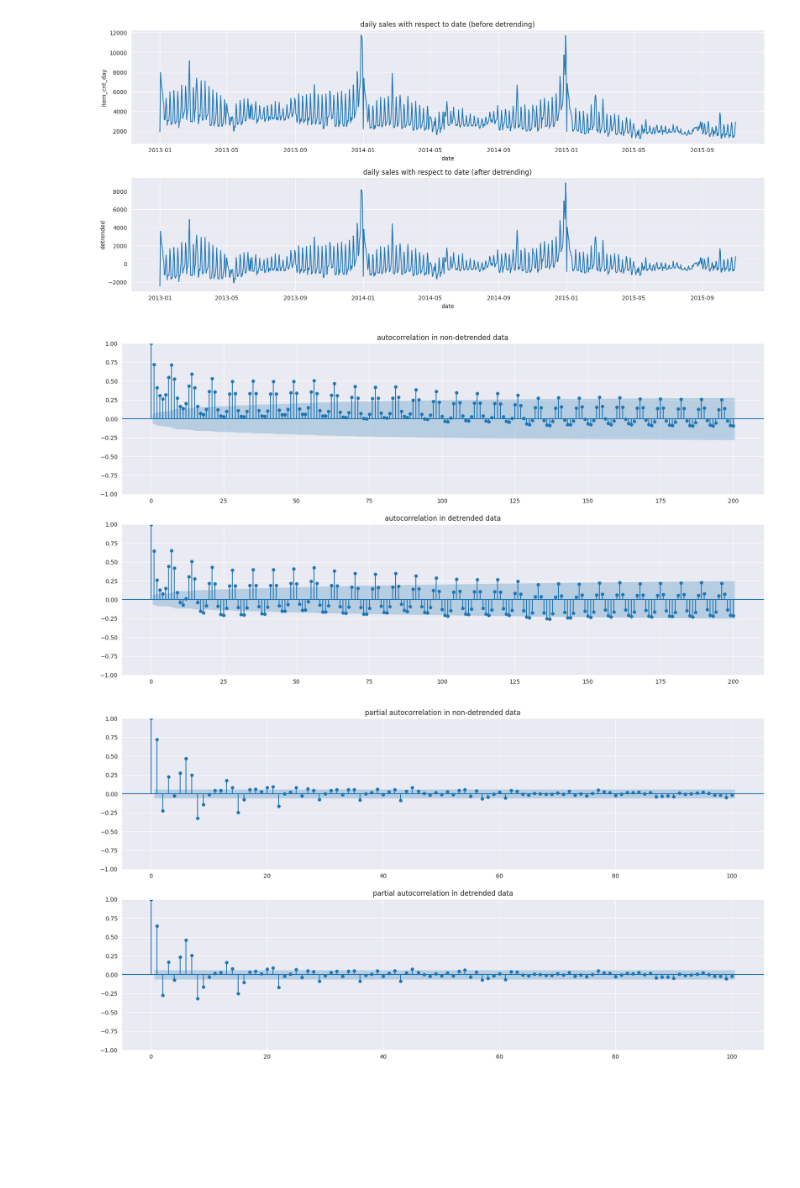
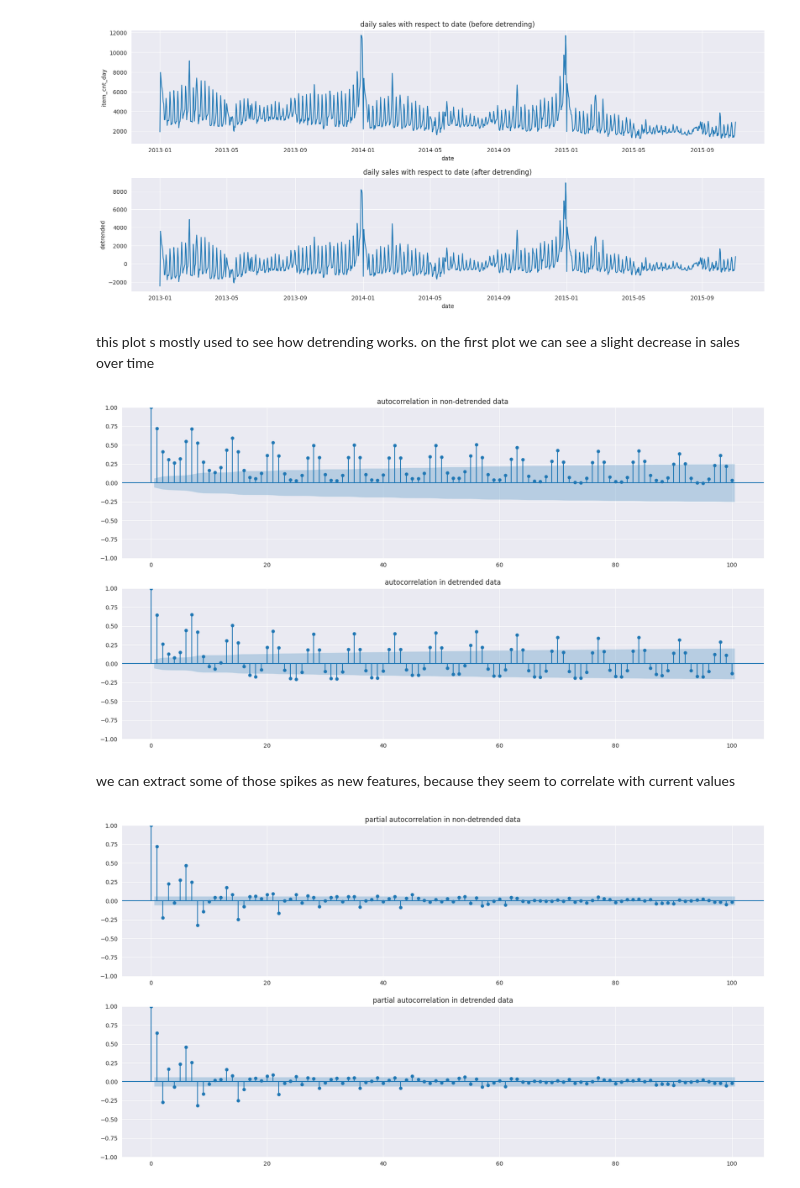
Before and after one commit to lopharb/ds_practice, a Jupyter notebook: notebooks/eda.ipynb, the cells around one changed output. Saved outputs shown, nothing was run; the diff lists cells and outputs as text; code cells hidden in the pictures; blank space fills up the shorter version.

```diff
--- a/notebooks/eda.ipynb
+++ b/notebooks/eda.ipynb
@@ -164,18 +164,22 @@ plt.subplots_adjust(bottom=0.1,
 plt.show()
 # %% [output]
 [figure]
+# %% [markdown]
+this plot s mostly used to see how detrending works. on the first plot we can see a slight decrease in sales over time
 # %%
 _, ax = plt.subplots(2, 1, figsize=(20, 10))
-lags = 200
+lags = 100
 plot_acf(data_to_plot['item_cnt_day'], ax=ax[0], title='autocorrelation in non-detrended data', lags=lags)
 plot_acf(data_to_plot['detrended'], ax=ax[1],
          title='autocorrelation in detrended data', lags=lags)
 plt.subplots_adjust(bottom=0.1,
                     top=0.9,
                     hspace=0.2)
 plt.show()
 # %% [output]
-[figure, old version]
+[figure, new version]
+# %% [markdown]
+we can extract some of those spikes as new features, because they seem to correlate with current values
 # %%
 _, ax = plt.subplots(2, 1, figsize=(20, 10))
 lags = 100
```
Also changed, not shown: parts of 9 cells of this notebook.
